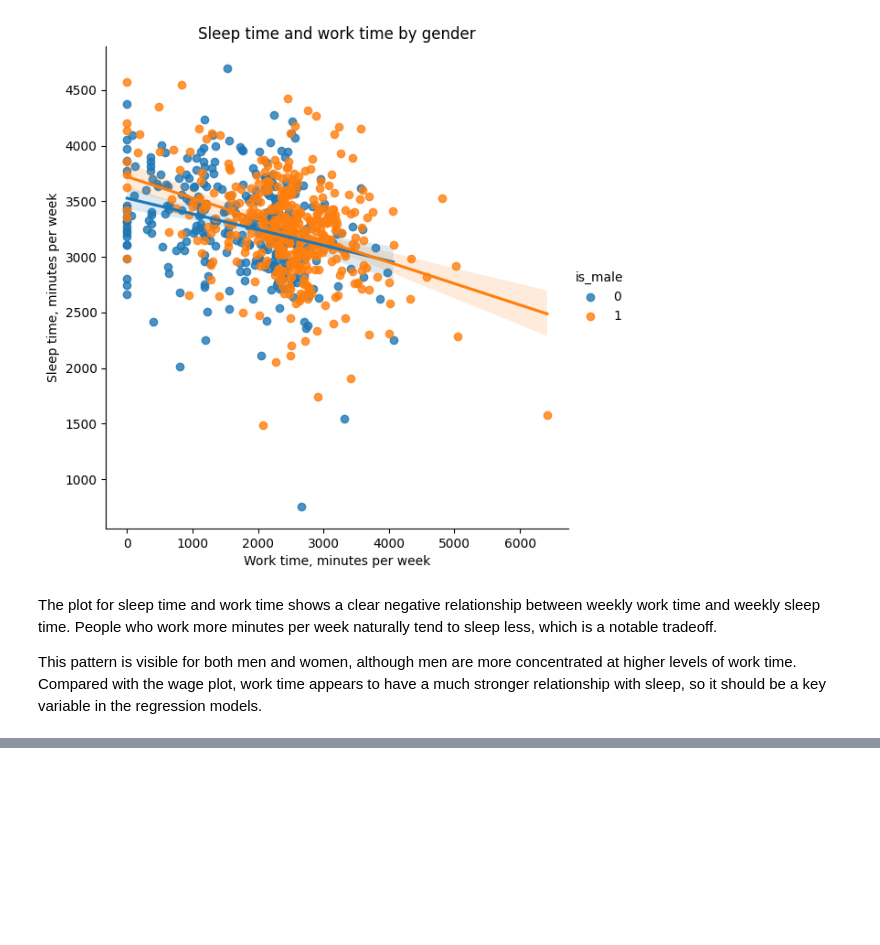
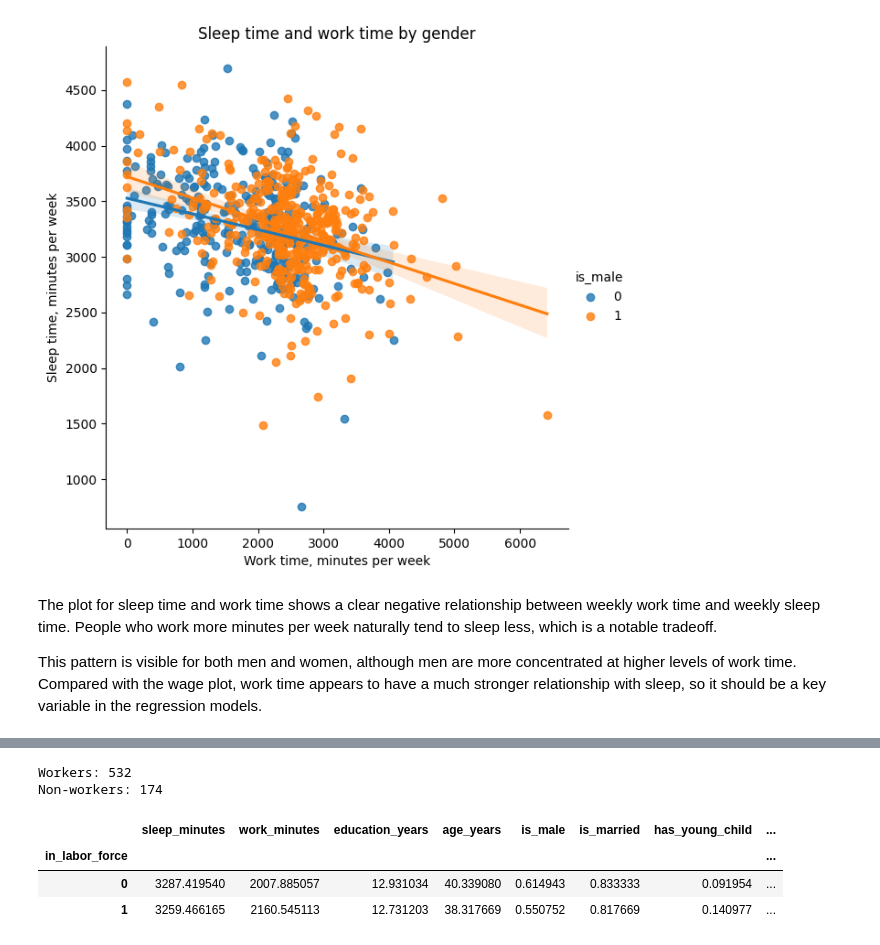
Before and after one commit to bartoszwerp/Sleep-Data-Report, a Jupyter notebook: sleep_analysis.ipynb, the cells around one changed output, grey strips where cells are left out. Saved outputs shown, nothing was run; the diff lists cells and outputs as text; code cells hidden in the pictures; blank space fills up the shorter version.

```diff
--- a/sleep_analysis.ipynb
+++ b/sleep_analysis.ipynb
@@ -287,0 +447,27 @@ strong multicollinearity or other numerical problems.
+# %%
+workers = df[df["in_labor_force"] == 1].copy()
+non_workers = df[df["in_labor_force"] == 0].copy()
+
+print("Workers:", workers.shape[0])
+print("Non-workers:", non_workers.shape[0])
+
+# non-workers sample is much smaller, which may be significant
+# %% [output]
+Workers: 532
+Non-workers: 174
+# %%
+df.groupby("in_labor_force")[[
+    "sleep_minutes",
+    "work_minutes",
+    "education_years",
+    "age_years",
+    "is_male",
+    "is_married",
+    "has_young_child",
+    "good_health"
+]].mean()
+# %% [output]
+|  | sleep_minutes | work_minutes | education_years | age_years | is_male | is_married | has_young_child | ... |
+| in_labor_force |  |  |  |  |  |  |  | ... |
+| 0 | 3287.419540 | 2007.885057 | 12.931034 | 40.339080 | 0.614943 | 0.833333 | 0.091954 | ... |
+| 1 | 3259.466165 | 2160.545113 | 12.731203 | 38.317669 | 0.550752 | 0.817669 | 0.140977 | ... |
```
Also changed, not shown: parts of 17 cells of this notebook, 5 other files.
